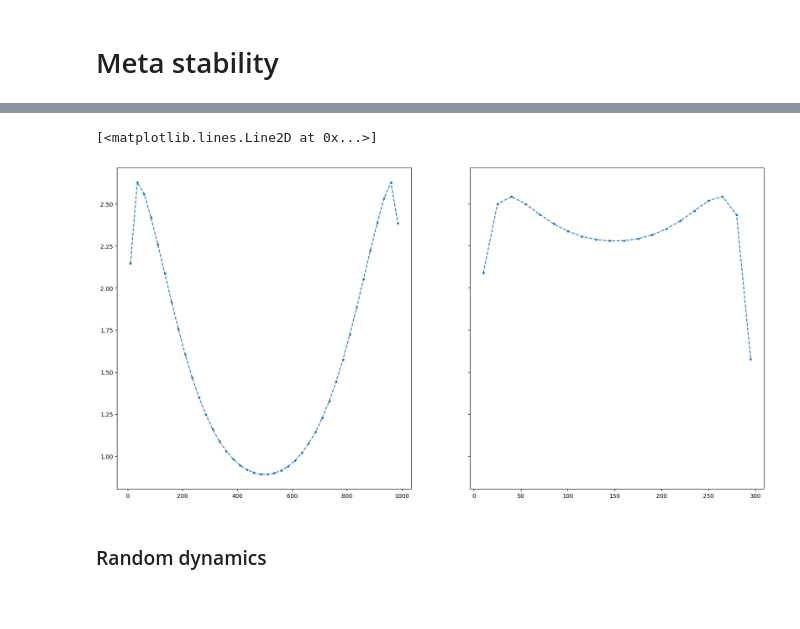
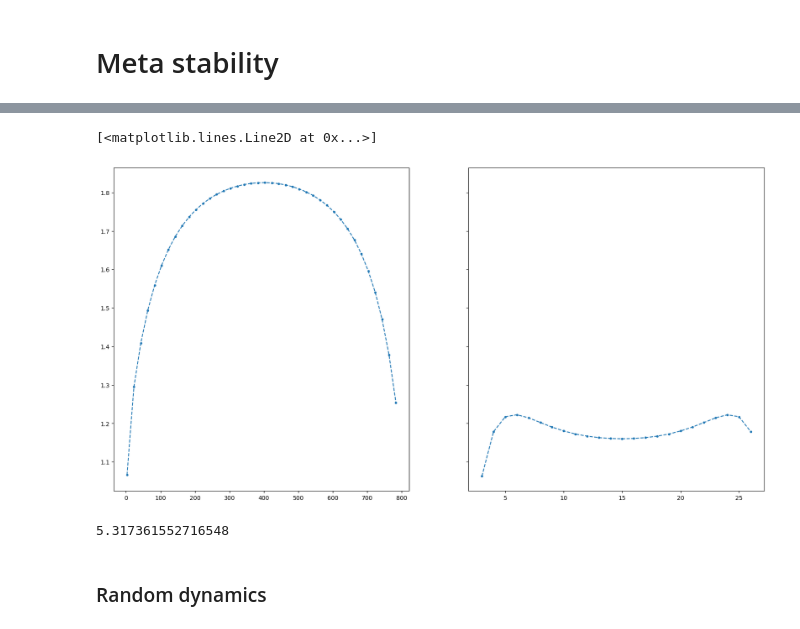
Before and after one commit to jmusullivan/sequential-circuits, a Jupyter notebook: JC chain/SE_analysis.ipynb, the cells around one changed output, grey strips where cells are left out. Saved outputs shown, nothing was run; the diff lists cells and outputs as text; code cells hidden in the pictures; blank space fills up the shorter version.

```diff
--- a/JC chain/SE_analysis.ipynb
+++ b/JC chain/SE_analysis.ipynb
@@ -117,17 +117,21 @@ plt.legend()
 # %%
-L_max0, L_max1 = [10**3, 3*10**2]
-L_data0, L_data1 = [range(10, L_max0, int(L_max0/40)), range(10, L_max1, int(L_max1/20))]
+L_max0, L_max1 = [800, 30]
+L_data0, L_data1 = [range(3, L_max0-3, int(L_max0/40)), range(3, L_max1-3, int(L_max1/20))]
 
 SE_data0 = [L_data0, [SE_fromM([M_JC(70, theta_trapped) for i in range(L_max0)], l) for l in L_data0]]
 SE_data1 = [L_data1, [SE_fromM([M_JC(70, theta_trapped) for i in range(L_max1)], l) for l in L_data1]]
+
+fig, (ax1, ax2) = plt.subplots(1,2, figsize = (20,10), sharey=True)
+
+ax1.plot(SE_data0[0], SE_data0[1], '.--')
+ax2.plot(SE_data1[0], SE_data1[1], '.--')
+# %% [output]
+[<matplotlib.lines.Line2D at 0x...>]
+[figure, added]
-# %%
-fig, (ax1, ax2) = plt.subplots(1,2, figsize = (20,10), sharey=True)
-
-ax1.plot(SE_data0[0], SE_data0[1], '.--')
-ax2.plot(SE_data1[0], SE_data1[1], '.--')
-# %% [output]
-[<matplotlib.lines.Line2D at 0x...>]
-[figure, removed]
+# %%
+theta_trapped
+# %% [output]
+5.317361552716548
 # %% [markdown]
 ### Random dynamics
 # %%
```
Also changed, not shown: parts of 1 cell of this notebook, 23 other files.
